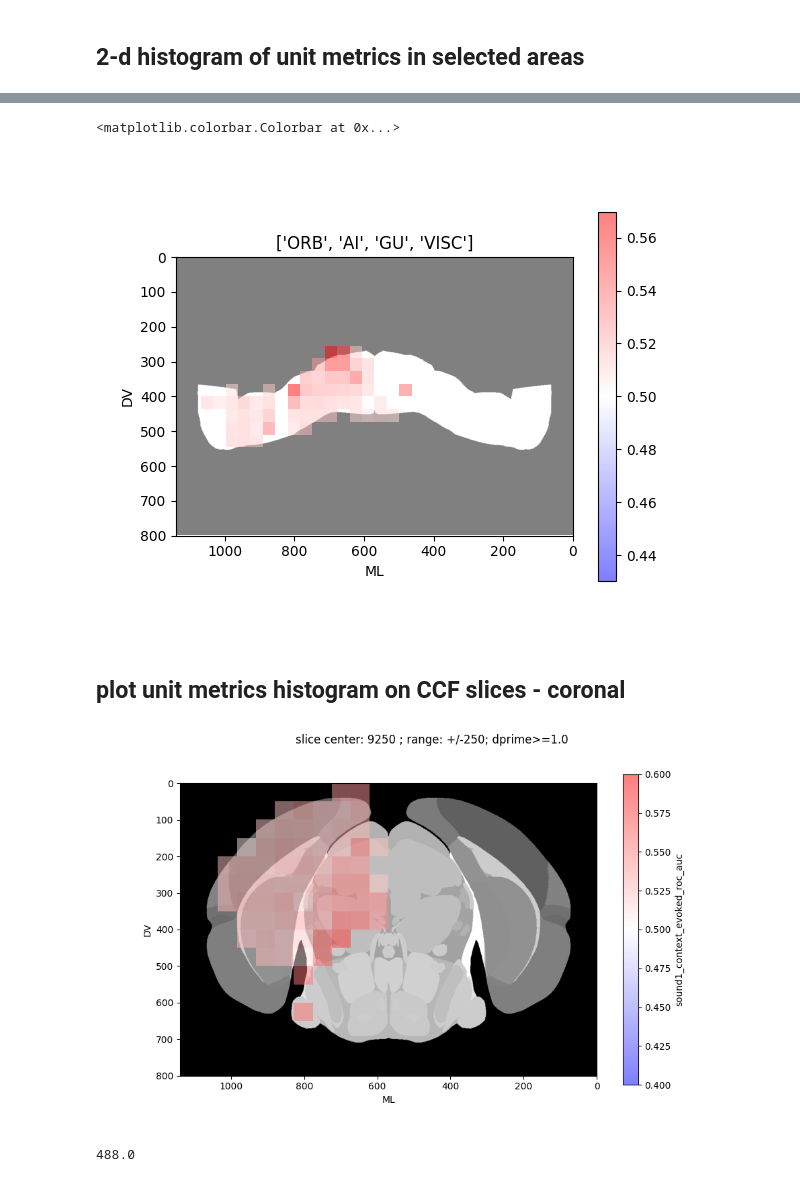
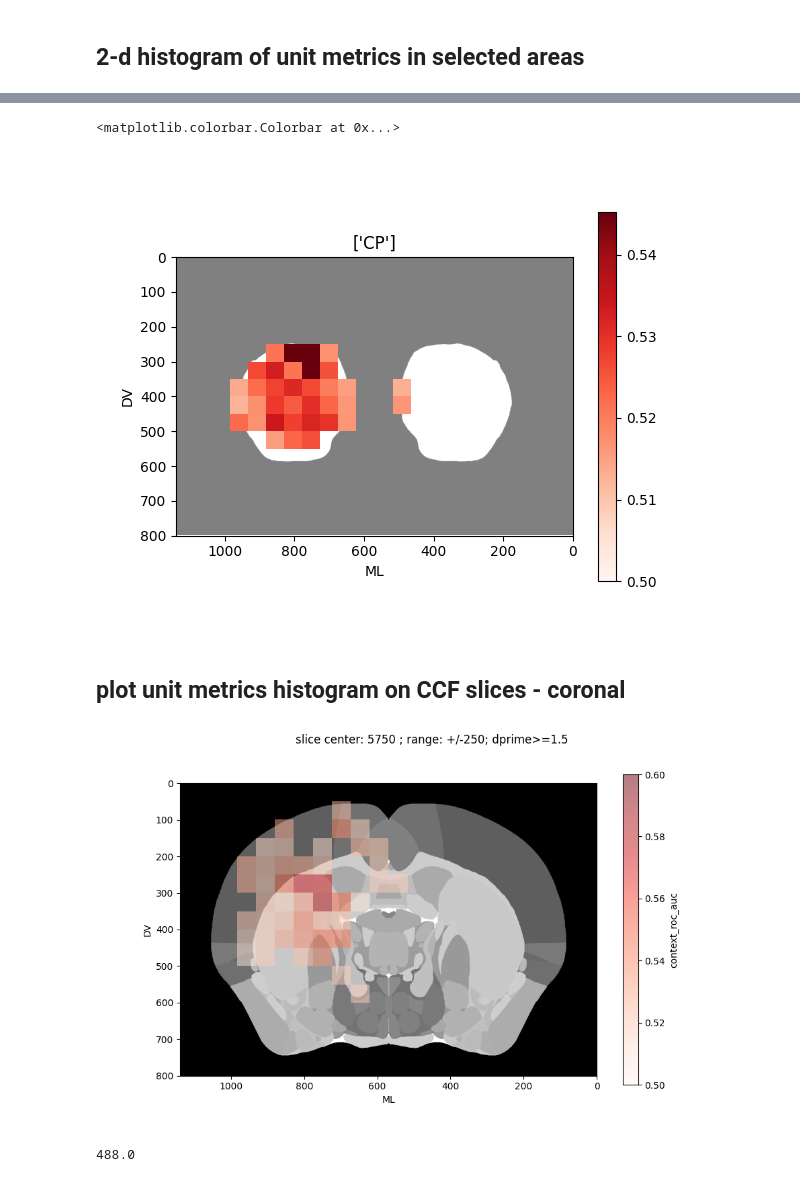
Before and after one commit to AllenInstitute/dynamic_routing_analysis, a Jupyter notebook: notebooks/single_unit_metrics_CCF_plot.ipynb, the cells around one changed output, grey strips where cells are left out. Saved outputs shown, nothing was run; the diff lists cells and outputs as text; code cells hidden in the pictures.

```diff
--- a/notebooks/single_unit_metrics_CCF_plot.ipynb
+++ b/notebooks/single_unit_metrics_CCF_plot.ipynb
@@ -61,7 +129,7 @@ sel_project='DynamicRouting'
 sel_units=all_data.query('presence_ratio>=0.7 and \
                             isi_violations_ratio<=0.5 and \
                             amplitude_cutoff<=0.1 and \
-                            activity_drift<=0.2 and \
+                            activity_drift<=0.1 and \
                             project.str.contains(@sel_project) and \
                             ~structure.isna() and ~location.isna() and \
                             session_id in @dr_session_list')
@@ -308,17 +406,25 @@ xinput=area_units['ccf_ml'].to_numpy(dtype=float)/10
 yinput=area_units['ccf_dv'].to_numpy(dtype=float)/10
 
 statbins = st.binned_statistic_2d(xinput, yinput, plot_data, statistic='mean', bins=(int(xsize/binsize), int(ysize/binsize)), range=((0,xsize), (0,ysize)))
+statbins_count = st.binned_statistic_2d(xinput, yinput, None, statistic='count', bins=(int(xsize/binsize), int(ysize/binsize)), range=((0,xsize), (0,ysize)))
+
+#require each bin to have at least 10 units
+min_units_per_bin=10
+valid_bins = statbins_count.statistic >= min_units_per_bin
+statbins.statistic[~valid_bins] = np.nan
 
 if 'roc_auc' in plot_variable:
-    maxrange=np.nanmax(statbins.statistic)*0.95
-    minrange=1-maxrange
+    maxrange=np.nanmax(statbins.statistic)*0.99
+    # minrange=1-maxrange
+    minrange=0.5
+    cmap='Reds'
 else:
     minrange=np.nanmin(statbins.statistic)
     maxrange=np.nanmax(statbins.statistic)
 
 fig,ax=plt.subplots(1,1)
-ax.imshow(np.max(area_mask[:,:,:],axis=0),cmap='gray',alpha=0.5)
-values=ax.imshow(statbins.statistic.T,extent=[xsize,0,ysize,0],cmap='bwr',alpha=0.5,vmin=minrange,vmax=maxrange)
+ax.imshow(np.max(area_mask[:,:,:],axis=0),cmap='gray',alpha=0.5,aspect='equal')
+values=ax.imshow(statbins.statistic.T,extent=[xsize,0,ysize,0],cmap=cmap,vmin=minrange,vmax=maxrange,aspect='equal')
 ax.set_aspect('equal')
 ax.set_xlabel('ML')
 ax.set_ylabel('DV')
@@ -326,14 +432,14 @@ ax.set_title(structure_list)
 fig.colorbar(ax=ax,mappable=values)
 # %% [output]
 <matplotlib.colorbar.Colorbar at 0x...>
-[figure, old version]
+[figure, new version]
 # %% [markdown]
 ## plot unit metrics histogram on CCF slices - coronal
 # %%
 # plot histogram on successive coronal slices
 
 # plot slices
-dprime_thresh=1.0
+dprime_thresh=1.5
 
 binsize=50
 
@@ -341,20 +447,22 @@ slice_size=500
 slice_pos_array=np.arange(2000+slice_size/2,10500,slice_size)
 savepath = (
     # dra.ANALYSIS_ROOT_PATH / "quick-figures/2025-08-15-single_unit_topography"
-    r"C:\Users\ethan.mcbride\OneDrive - Allen Institute\quick figures\2025-08-15-single_unit_topography"
+    # r"C:\Users\ethan.mcbride\OneDrive - Allen Institute\quick figures\2025-08-15-single_unit_topography"
+    r'C:\Users\ethan.mcbride\OneDrive - Allen Institute\quick figures\2025-12-16_single_unit_topography'
 )
 
-# plot_variable='context_roc_auc'
+plot_variable='context_roc_auc'
 # plot_variable='sound1_roc_auc'
 # plot_variable='vis1_roc_auc'
 # plot_variable='lick_roc_auc'
 # plot_variable='n_units'
-plot_variable='sound1_context_evoked_roc_auc'
+# plot_variable='sound1_context_evoked_roc_auc'
+# plot_variable='cross_modality_dprime'
 
 
-for slice_pos in slice_pos_array[14:15]:
+for slice_pos in slice_pos_array[7:8]:
     slice_image= rsp.get_slice_image(0, slice_pos)
-    results= adj_pvals.query('ccf_ap >= @slice_pos-@slice_size/2 and ccf_ap < @slice_pos+@slice_size/2')
+    results= adj_pvals.query('ccf_ap >= @slice_pos-@slice_size/2 and ccf_ap < @slice_pos+@slice_size/2 and cross_modality_dprime >= @dprime_thresh')
 
     def rgb2gray(rgb):
         return np.dot(rgb[...,:3], [0.2989, 0.5870, 0.1140])
@@ -364,7 +472,7 @@ for slice_pos in slice_pos_array[14:15]:
     fig = plt.figure(figsize=(10,6))
     ax=plt.subplot(1,1,1)
     # ax.imshow(data,cmap='gray',extent=[1140,0,800,0])
-    ax.imshow(gray_image,extent=[1140,0,800,0],cmap='gray')
+    ax.imshow(gray_image,extent=[1140,0,800,0],cmap='gray',aspect='equal')
 
     xsize=annotation.shape[2]
     ysize=annotation.shape[1]
@@ -374,48 +482,59 @@ for slice_pos in slice_pos_array[14:15]:
 
     if 'roc_auc' in plot_variable:
         plot_data=np.abs(0.5-results[plot_variable].to_numpy(dtype=float))+0.5
-        cmap='bwr'
-        vmin=0.4
+        cmap='Reds'
+        vmin=0.5
         vmax=0.6
     elif plot_variable=='n_units':
         plot_data=None
         cmap='Reds'
         vmin=0
         vmax=500
+    elif plot_variable=='cross_modality_dprime':
+        plot_data=results[plot_variable].to_numpy(dtype=float)
+        cmap='Reds'
+        vmin=1.5
+        vmax=3.0
     else:
         plot_data=results[plot_variable].to_numpy(dtype=float)
         cmap='bwr'
         vmin=np.nanmin(plot_data)*1.05
         vmax=np.nanmax(plot_data)*0.95
 
     if plot_variable=='n_units':
         statbins = st.binned_statistic_2d(xinput, yinput, None, statistic='count', bins=(int(xsize/binsize), int(ysize/binsize)), range=((0,xsize), (0,ysize)))
     else:
         statbins = st.binned_statistic_2d(xinput, yinput, plot_data, statistic='mean', bins=(int(xsize/binsize), int(ysize/binsize)), range=((0,xsize), (0,ysize)))
+        statbins_count = st.binned_statistic_2d(xinput, yinput, None, statistic='count', bins=(int(xsize/binsize), int(ysize/binsize)), range=((0,xsize), (0,ysize)))
 
     if plot_variable=='n_units':
         vmax=np.nanmax(statbins.statistic)*0.95
 
-    values=ax.imshow(statbins.statistic.T,extent=[xsize,0,ysize,0],cmap=cmap,alpha=0.5,vmin=vmin,vmax=vmax)
+    #require each bin to have at least 10 units
+    min_units_per_bin=10
+    valid_bins = statbins_count.statistic >= min_units_per_bin
+    statbins.statistic[~valid_bins] = np.nan
+
+    values=ax.imshow(statbins.statistic.T,extent=[xsize,0,ysize,0],cmap=cmap,alpha=0.5,vmin=vmin,vmax=vmax,aspect='equal')
 
     # if 'roc_auc' in plot_variable:
     #     maxrange=np.nanmax(statbins.statistic)*0.99
     #     minrange=1-maxrange
     # else:
     #     minrange=np.nanmin(statbins.statistic)
     #     maxrange=np.nanmax(statbins.statistic)
 
     # points=ax.scatter(1140-results['ccf_ml']/10,results['ccf_dv']/10,c=np.abs(results[plot_variable]),alpha=0.5,cmap='Reds')#,vmin=-0.2,vmax=0.2)
     ax.set_xlabel('ML')
     ax.set_ylabel('DV')
     fig.colorbar(ax=ax,mappable=values,label=plot_variable)
     fig.suptitle('slice center: '+str(int(slice_pos))+' ; range: +/-'+str(int(slice_size/2))+'; dprime>='+str(dprime_thresh))
 
     # filesavepath=os.path.join(savepath,plot_variable+'_coronal_slice_'+str(int(slice_pos))+'.png')
     # plt.savefig(filesavepath,dpi=300)
     # plt.close(fig)
 # %% [output]
-[figure, old version]
+[figure, new version]
 # %%
 # np.nanmax(statbins.statistic)
 # %% [output]
```
Also changed, not shown: parts of 12 cells of this notebook, 4 other files.
